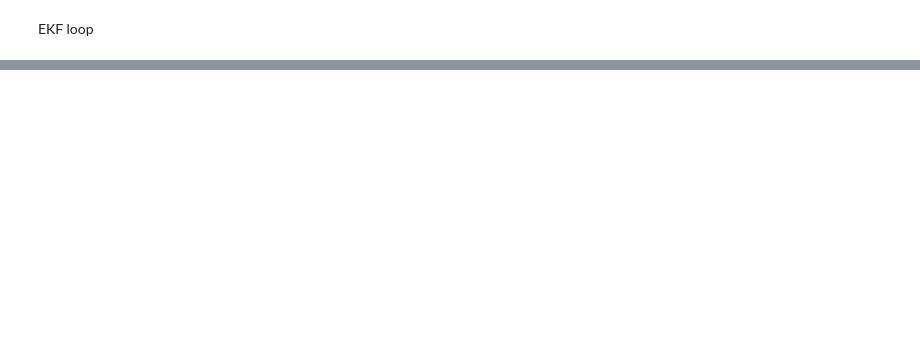
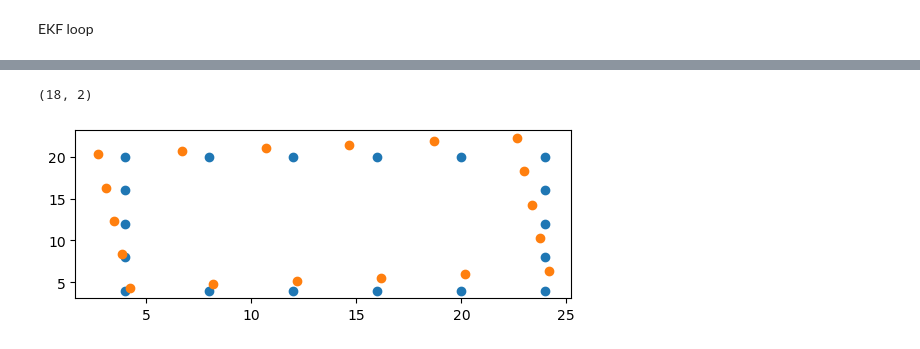
Before and after one commit to ivanovk22/SLAM, a Jupyter notebook: Prototype.ipynb, the cells around one changed output, grey strips where cells are left out. Drawn from its saved outputs; the diff is of its cells as text; code cells hidden in the pictures; blank space fills up the shorter version.

```diff
--- a/Prototype.ipynb
+++ b/Prototype.ipynb
@@ -189,0 +354,4 @@ while i < N:
+# %%
+print(landmark_pred)
+landmark_pred = landmark_pred.reshape(-1,2)
+print(landmark_pred)
@@ -189,0 +376,14 @@ while i < N:
+# %%
+landmark_pred = landmark_pred.reshape(-1,2)
+print(landmark_pred.shape)
+
+fig = plt.figure()
+ax1=plt.subplot(2,1,1)
+ax1.scatter(Landmarks[:,0],Landmarks[:,1],label=r'$x_1(t)$')
+ax1.scatter(landmark_pred[:,0],landmark_pred[:,1],label=r'$\hat{x}_1(t)$')
+# plt.scatter(x, y)
+
+plt.show()
+# %% [output]
+(18, 2)
+[figure, added]
```
Also changed, not shown: parts of 13 cells of this notebook.
